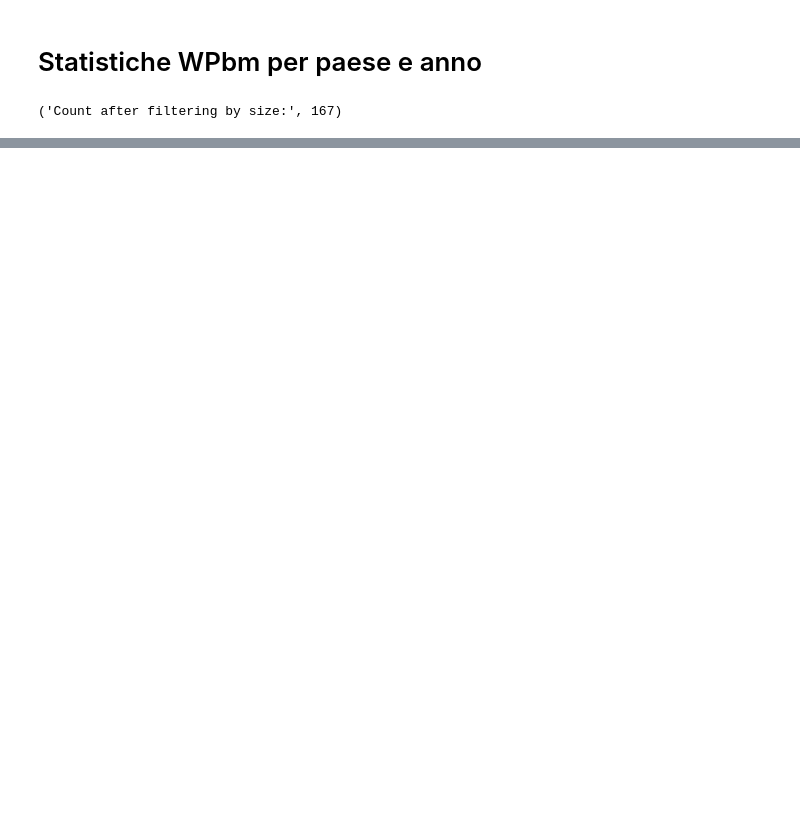
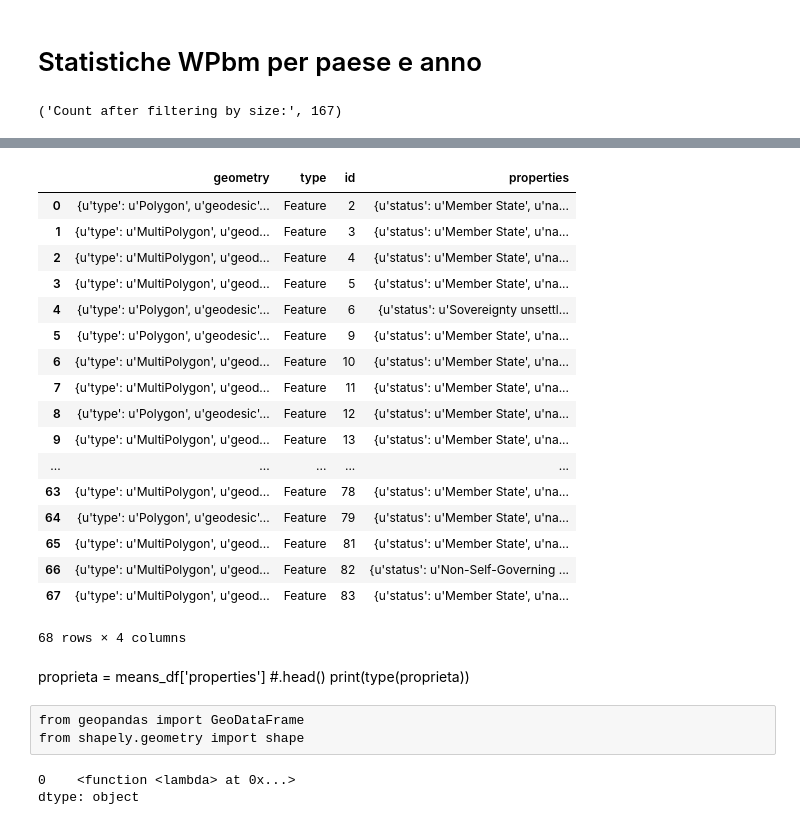
Before and after one commit to geosconsulting/gee_np, a Jupyter notebook: WPStatistics-2.ipynb, the cells around one changed output, grey strips where cells are left out. Cells and saved outputs as stored; diff of their text form; code cells hidden in the pictures; blank space fills up the shorter version.

```diff
--- a/WPStatistics-2.ipynb
+++ b/WPStatistics-2.ipynb
@@ -87,0 +91,6 @@ min_max_std
+# %%
+# VETTORI 1EGLF7Gh-5Z3Zt9pxdKF-jBDtxQ-DnpJzz9D1BGQJ
+countries_gaul = ee.FeatureCollection('ft:1ZDEMjtnWm_smu7l_z3fx91BbxyCRzP2A3cEMrEiP')
+#countries_gaul = ee.FeatureCollection('ft:1EGLF7Gh-5Z3Zt9pxdKF-jBDtxQ-DnpJzz9D1BGQJ')
+africa_bbox = ee.Geometry.Rectangle(-15.64, -33.58, 59.06, 25.96)
+filtered = countries_gaul.filterBounds(africa_bbox)
@@ -103,2 +131,2 @@ means_data_by_country['features'][12]['properties']
 # %%
-numero_record = means.size().getInfo()
+features_m = means.getInfo()['features']
@@ -125,0 +308,28 @@ for i in range(0,numero_record):
+# %%
+df = pd.DataFrame(data=features_m[1:], columns = features_m[0])
+df
+# %% [output]
+|  | geometry | type | id | properties |
+| 0 | {u'type': u'Polygon', u'geodesic'... | Feature | 2 | {u'status': u'Member State', u'na... |
+| 1 | {u'type': u'MultiPolygon', u'geod... | Feature | 3 | {u'status': u'Member State', u'na... |
+| 2 | {u'type': u'MultiPolygon', u'geod... | Feature | 4 | {u'status': u'Member State', u'na... |
+| 3 | {u'type': u'MultiPolygon', u'geod... | Feature | 5 | {u'status': u'Member State', u'na... |
+| 4 | {u'type': u'Polygon', u'geodesic'... | Feature | 6 | {u'status': u'Sovereignty unsettl... |
+| 5 | {u'type': u'Polygon', u'geodesic'... | Feature | 9 | {u'status': u'Member State', u'na... |
+| 6 | {u'type': u'MultiPolygon', u'geod... | Feature | 10 | {u'status': u'Member State', u'na... |
+| 7 | {u'type': u'MultiPolygon', u'geod... | Feature | 11 | {u'status': u'Member State', u'na... |
+| 8 | {u'type': u'Polygon', u'geodesic'... | Feature | 12 | {u'status': u'Member State', u'na... |
+| 9 | {u'type': u'MultiPolygon', u'geod... | Feature | 13 | {u'status': u'Member State', u'na... |
+| ... | ... | ... | ... | ... |
+| 63 | {u'type': u'MultiPolygon', u'geod... | Feature | 78 | {u'status': u'Member State', u'na... |
+| 64 | {u'type': u'Polygon', u'geodesic'... | Feature | 79 | {u'status': u'Member State', u'na... |
+| 65 | {u'type': u'MultiPolygon', u'geod... | Feature | 81 | {u'status': u'Member State', u'na... |
+| 66 | {u'type': u'MultiPolygon', u'geod... | Feature | 82 | {u'status': u'Non-Self-Governing ... |
+| 67 | {u'type': u'MultiPolygon', u'geod... | Feature | 83 | {u'status': u'Member State', u'na... |
+68 rows × 4 columns
+# %% [markdown]
+proprieta = means_df['properties'] #.head()
+print(type(proprieta))
+# %% [raw]
+from geopandas import GeoDataFrame
+from shapely.geometry import shape
@@ -125,0 +360,6 @@ for i in range(0,numero_record):
+# %%
+splittato = pd.Series(lambda x: pd.Series(x.split(',')))
+splittato
+# %% [output]
+0    <function <lambda> at 0x...>
+dtype: object
```
Also changed, not shown: parts of 32 cells of this notebook, 1 other file.
